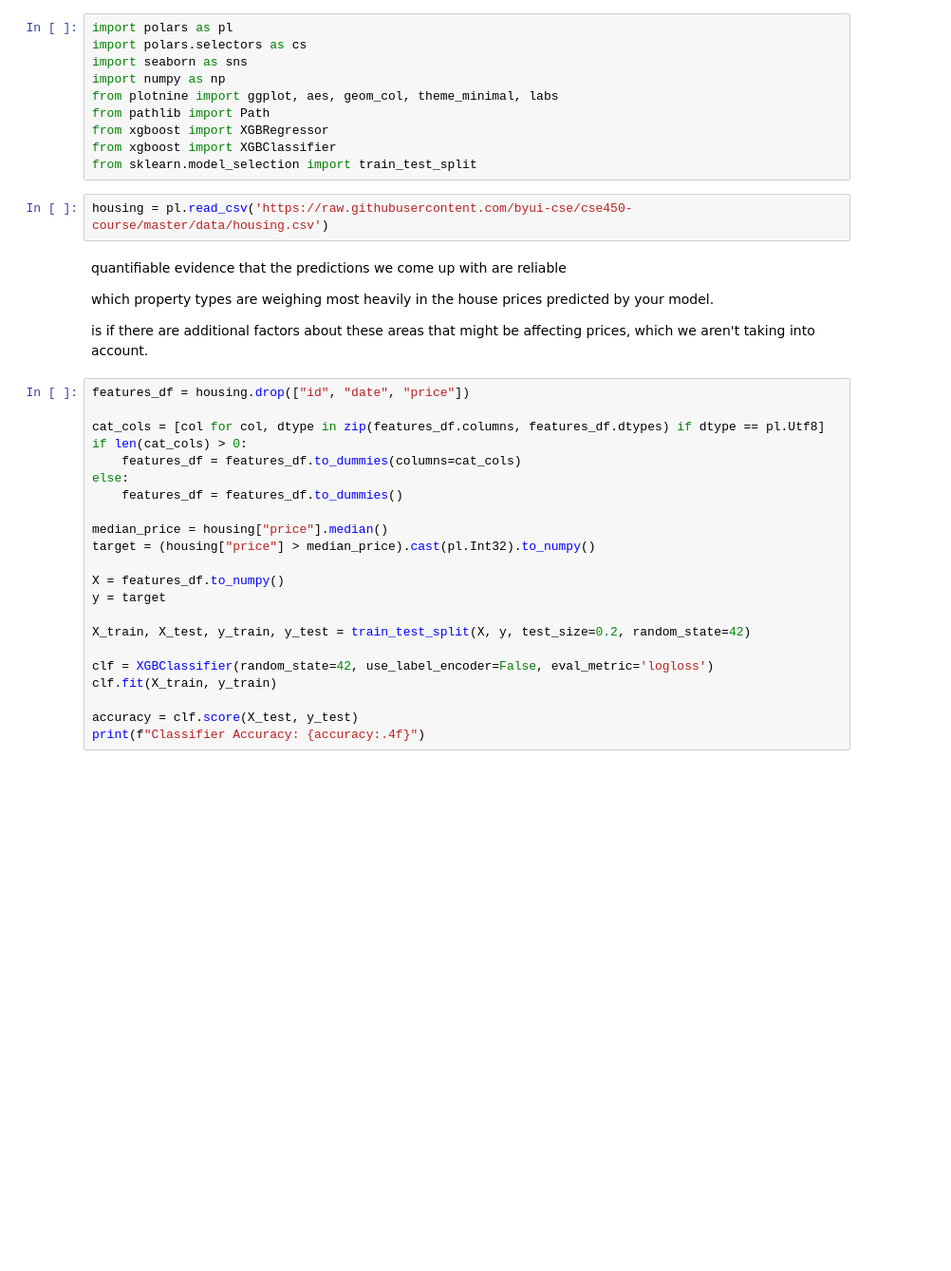
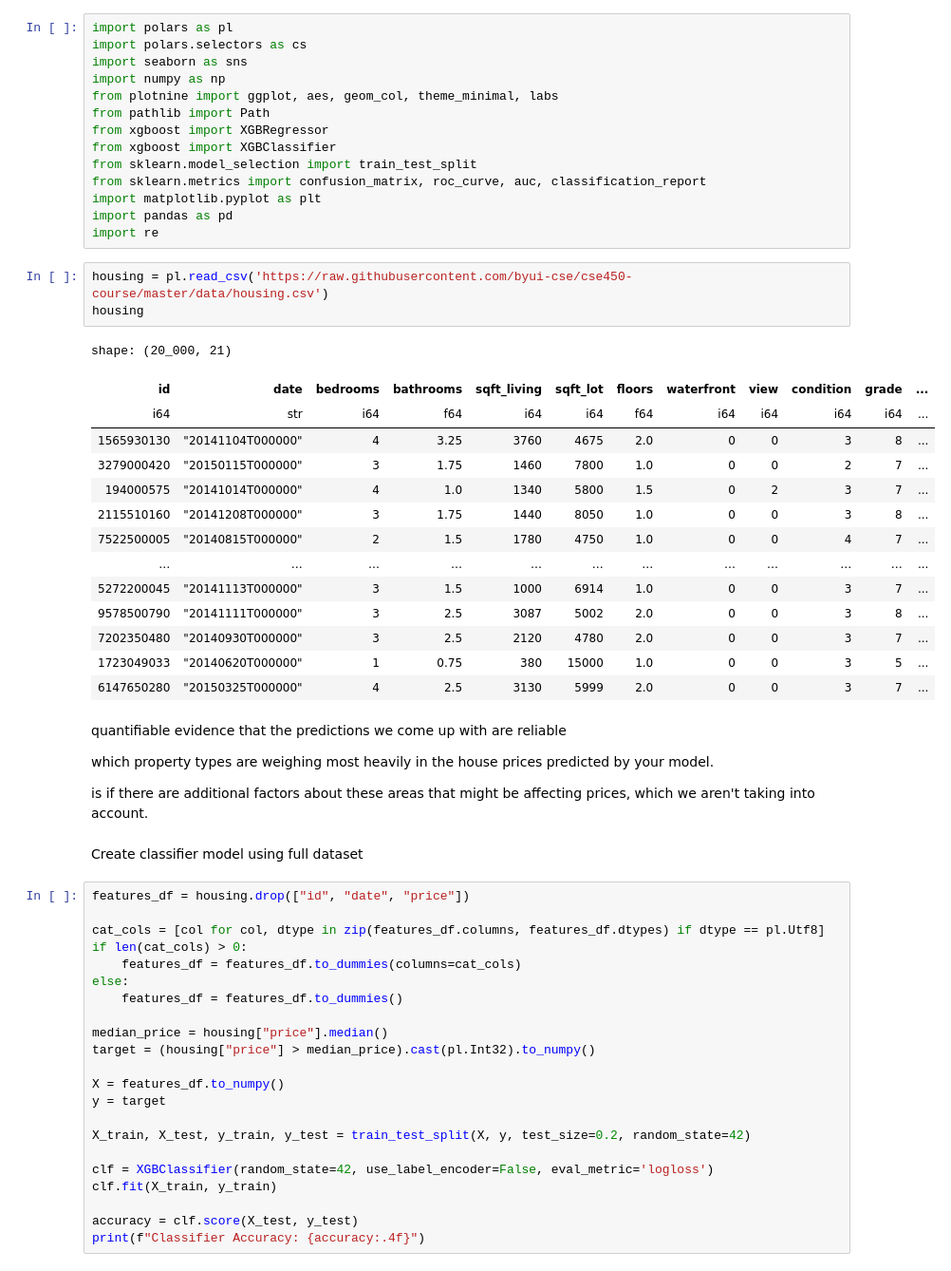
Before and after one commit to haydencase0/MachineLearning, a Jupyter notebook: notebooks/starter_housing.ipynb, the cells around one changed output. Shown at 95% size. Cells and saved outputs as stored; diff of their text form; blank space fills up the shorter version.

```diff
--- a/notebooks/starter_housing.ipynb
+++ b/notebooks/starter_housing.ipynb
@@ -10,14 +10,36 @@ from pathlib import Path
 from xgboost import XGBRegressor
 from xgboost import XGBClassifier
 from sklearn.model_selection import train_test_split
+from sklearn.metrics import confusion_matrix, roc_curve, auc, classification_report
+import matplotlib.pyplot as plt
+import pandas as pd
+import re
 # %%
 housing = pl.read_csv('https://raw.githubusercontent.com/byui-cse/cse450-course/master/data/housing.csv')
+housing
+# %% [output]
+shape: (20_000, 21)
+| id | date | bedrooms | bathrooms | sqft_living | sqft_lot | floors | waterfront | view | condition | grade | ... |
+| i64 | str | i64 | f64 | i64 | i64 | f64 | i64 | i64 | i64 | i64 | ... |
+| 1565930130 | "20141104T000000" | 4 | 3.25 | 3760 | 4675 | 2.0 | 0 | 0 | 3 | 8 | ... |
+| 3279000420 | "20150115T000000" | 3 | 1.75 | 1460 | 7800 | 1.0 | 0 | 0 | 2 | 7 | ... |
+| 194000575 | "20141014T000000" | 4 | 1.0 | 1340 | 5800 | 1.5 | 0 | 2 | 3 | 7 | ... |
+| 2115510160 | "20141208T000000" | 3 | 1.75 | 1440 | 8050 | 1.0 | 0 | 0 | 3 | 8 | ... |
+| 7522500005 | "20140815T000000" | 2 | 1.5 | 1780 | 4750 | 1.0 | 0 | 0 | 4 | 7 | ... |
+| … | … | … | … | … | … | … | … | … | … | … | ... |
+| 5272200045 | "20141113T000000" | 3 | 1.5 | 1000 | 6914 | 1.0 | 0 | 0 | 3 | 7 | ... |
+| 9578500790 | "20141111T000000" | 3 | 2.5 | 3087 | 5002 | 2.0 | 0 | 0 | 3 | 8 | ... |
+| 7202350480 | "20140930T000000" | 3 | 2.5 | 2120 | 4780 | 2.0 | 0 | 0 | 3 | 7 | ... |
+| 1723049033 | "20140620T000000" | 1 | 0.75 | 380 | 15000 | 1.0 | 0 | 0 | 3 | 5 | ... |
+| 6147650280 | "20150325T000000" | 4 | 2.5 | 3130 | 5999 | 2.0 | 0 | 0 | 3 | 7 | ... |
 # %% [markdown]
 quantifiable evidence that the predictions we come up with are reliable
 
 which property types are weighing most heavily in the house prices predicted by your model.
 
 is if there are additional factors about these areas that might be affecting prices, which we aren't taking into account.
+# %% [markdown]
+Create classifier model using full dataset
 # %%
 features_df = housing.drop(["id", "date", "price"])
 
```
Also changed, not shown: parts of 8 cells of this notebook.
